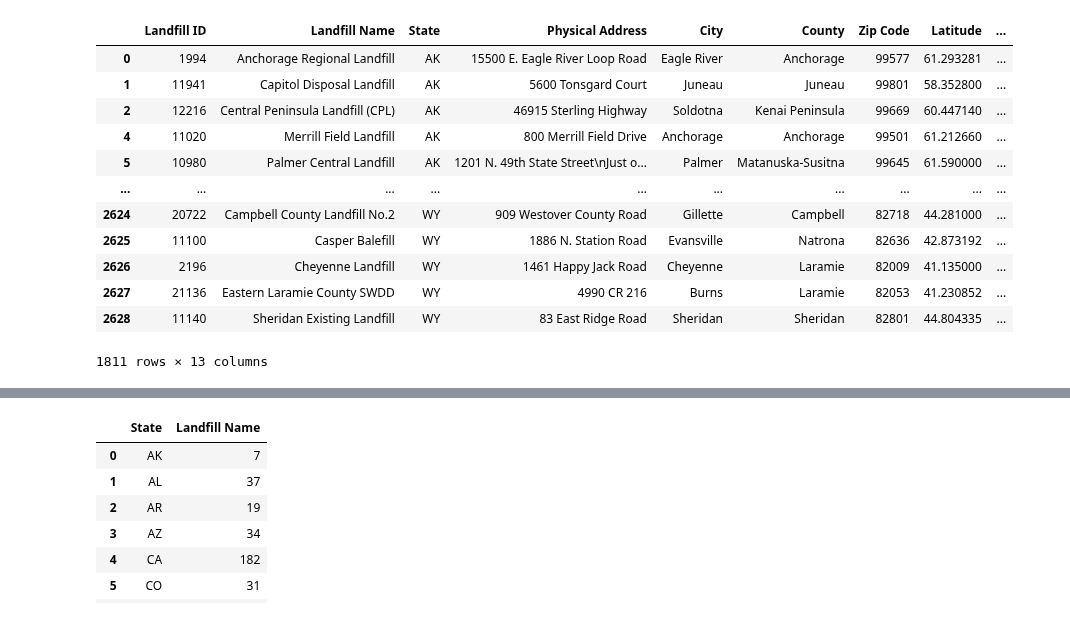
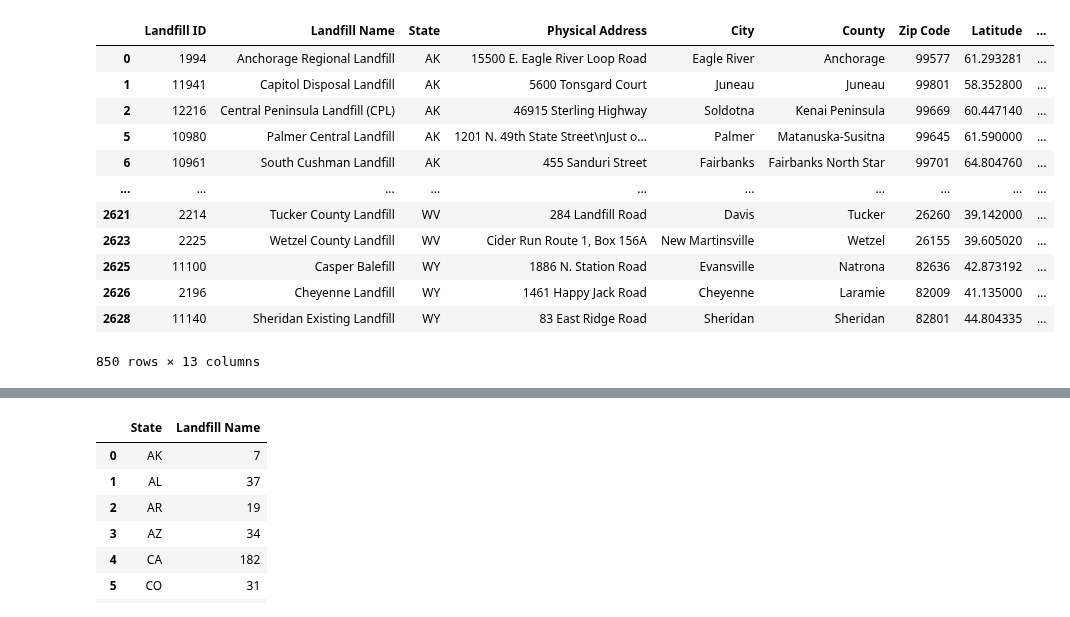
Before and after one commit to LCHoffman/Project_1, a Jupyter notebook: Landfill_df-Copy1.ipynb, the cells around one changed output, grey strips where cells are left out. Saved outputs shown, nothing was run; the diff lists cells and outputs as text; code cells hidden in the pictures.

```diff
--- a/Landfill_df-Copy1.ipynb
+++ b/Landfill_df-Copy1.ipynb
@@ -11,20 +11,20 @@ landfill_df= pd.read_csv(file)
 # %%
 #drop rows with null values
 landfill_df = landfill_df.dropna()
 landfill_df.drop(landfill_df.loc[landfill_df['State']=="PR"].index, inplace=True)
 
-landfill_df
+landfill_df.drop_duplicates(subset="County", keep="first")
 # %% [output]
 |  | Landfill ID | Landfill Name | State | Physical Address | City | County | Zip Code | Latitude | ... |
 | 0 | 1994 | Anchorage Regional Landfill | AK | 15500 E. Eagle River Loop Road | Eagle River | Anchorage | 99577 | 61.293281 | ... |
 | 1 | 11941 | Capitol Disposal Landfill | AK | 5600 Tonsgard Court | Juneau | Juneau | 99801 | 58.352800 | ... |
 | 2 | 12216 | Central Peninsula Landfill (CPL) | AK | 46915 Sterling Highway | Soldotna | Kenai Peninsula | 99669 | 60.447140 | ... |
-| 4 | 11020 | Merrill Field Landfill | AK | 800 Merrill Field Drive | Anchorage | Anchorage | 99501 | 61.212660 | ... |
 | 5 | 10980 | Palmer Central Landfill | AK | 1201 N. 49th State Street\nJust o... | Palmer | Matanuska-Susitna | 99645 | 61.590000 | ... |
+| 6 | 10961 | South Cushman Landfill | AK | 455 Sanduri Street | Fairbanks | Fairbanks North Star | 99701 | 64.804760 | ... |
 | ... | ... | ... | ... | ... | ... | ... | ... | ... | ... |
-| 2624 | 20722 | Campbell County Landfill No.2 | WY | 909 Westover County Road | Gillette | Campbell | 82718 | 44.281000 | ... |
+| 2621 | 2214 | Tucker County Landfill | WV | 284 Landfill Road | Davis | Tucker | 26260 | 39.142000 | ... |
+| 2623 | 2225 | Wetzel County Landfill | WV | Cider Run Route 1, Box 156A | New Martinsville | Wetzel | 26155 | 39.605020 | ... |
 | 2625 | 11100 | Casper Balefill | WY | 1886 N. Station Road | Evansville | Natrona | 82636 | 42.873192 | ... |
 | 2626 | 2196 | Cheyenne Landfill | WY | 1461 Happy Jack Road | Cheyenne | Laramie | 82009 | 41.135000 | ... |
-| 2627 | 21136 | Eastern Laramie County SWDD | WY | 4990 CR 216 | Burns | Laramie | 82053 | 41.230852 | ... |
 | 2628 | 11140 | Sheridan Existing Landfill | WY | 83 East Ridge Road | Sheridan | Sheridan | 82801 | 44.804335 | ... |
-1811 rows × 13 columns
+850 rows × 13 columns
```
Also changed, not shown: parts of 2 cells of this notebook, 5 other files.
